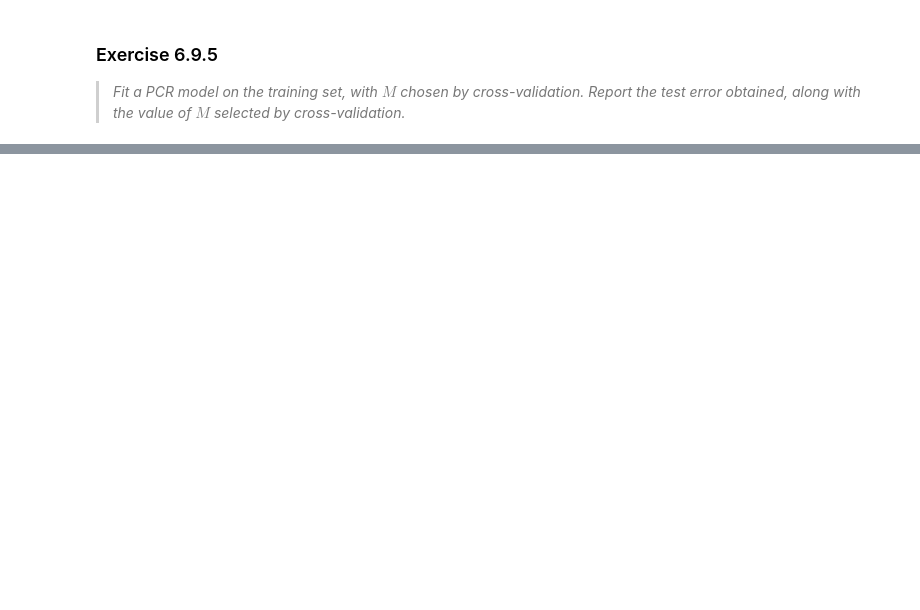
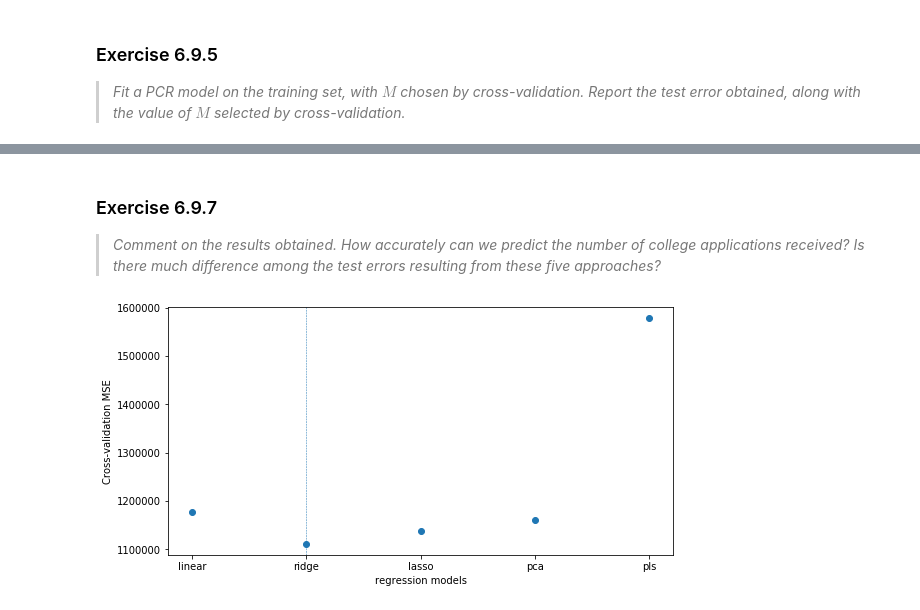
Before and after one commit to HerrBroekman/Python-solutions-for-An-Introduction-to-Statistical-Learning, a Jupyter notebook: Chapter6/Exercise09/6_9.ipynb, the cells around one changed output, grey strips where cells are left out. Drawn from its saved outputs; the diff is of its cells as text; code cells hidden in the pictures; blank space fills up the shorter version.

```diff
--- a/Chapter6/Exercise09/6_9.ipynb
+++ b/Chapter6/Exercise09/6_9.ipynb
@@ -199,0 +273,17 @@ f"test error for best model is: {df_lasso_results[df_lasso_results['lambda'] ==
+# %% [markdown]
+<h3>Exercise 6.9.7</h3>
+<blockquote>
+    <i>Comment on the results obtained. How accurately can we predict the number of college applications received? Is there much difference among the test errors resulting from these five approaches?</i>
+</blockquote>
+# %%
+models = results.keys()
+mse_results = results.values()
+best_overall_model = min(results, key=results.get)
+
+fig, ax1 = plt.subplots(1, 1, constrained_layout=True, figsize=(8, 4))
+_ = ax1.scatter(models, mse_results)
+_ = ax1.axvline(x=best_overall_model, linestyle='dashed', linewidth=0.5)
+_ = ax1.set_ylabel('Cross-validation MSE')
+_ = ax1.set_xlabel('regression models')
+# %% [output]
+[figure, added]
```
Also changed, not shown: parts of 8 cells of this notebook, 1 other file.
